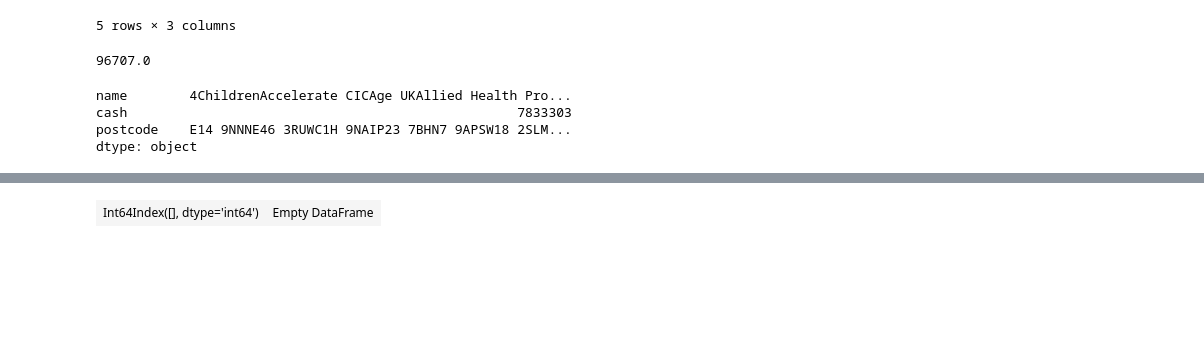
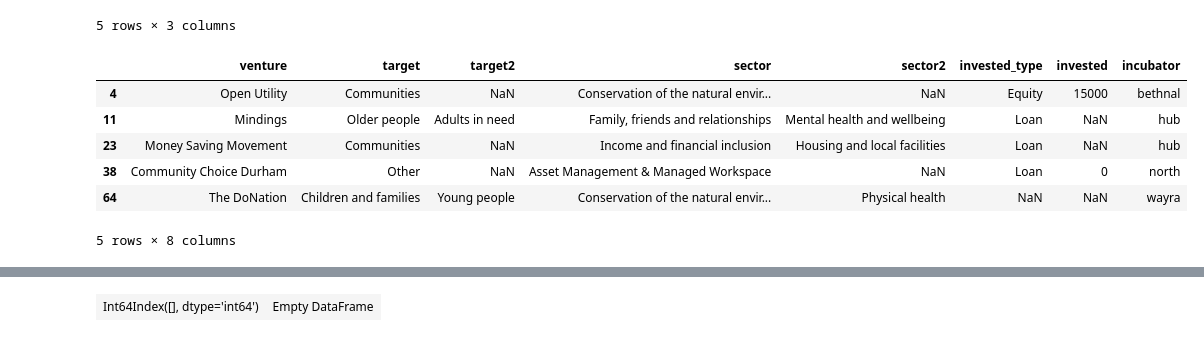
Before and after one commit to datagovuk/ckanext-dgu, a Jupyter notebook: ckanext/dgu/theme/src/scripts/json/investment-readiness-programme/ETL with pandas.ipynb, the cells around one changed output, grey strips where cells are left out. Cells and saved outputs as stored; diff of their text form; code cells hidden in the pictures; blank space fills up the shorter version.

```diff
--- a/ckanext/dgu/theme/src/scripts/json/investment-readiness-programme/ETL with pandas.ipynb
+++ b/ckanext/dgu/theme/src/scripts/json/investment-readiness-programme/ETL with pandas.ipynb
@@ -146,14 +151,15 @@ icrf.tail()
 | 79 | Westminster drug project | 140076 | WC2B 6QX |
 | 80 | Wirral Christian Centre Trust Lim... | 95760 | CH41 2UE |
 5 rows × 3 columns
-# %%
-icrf.cash.mean().round()
-# %% [output]
-96707.0
-# %%
-icrf.sum()
-# %% [output]
-name        4ChildrenAccelerate CICAge UKAllied Health Pro...
-cash                                                  7833303
-postcode    E14 9NNNE46 3RUWC1H 9NAIP23 7BHN7 9APSW18 2SLM...
-dtype: object
+# %%
+## Sparsely populated sectors can usually be merged...
+x = ventures.sector.value_counts()
+ventures[ventures.sector.isin(x[x<3].index)]
+# %% [output]
+|  | venture | target | target2 | sector | sector2 | invested_type | invested | incubator |
+| 4 | Open Utility | Communities | NaN | Conservation of the natural envir... | NaN | Equity | 15000 | bethnal |
+| 11 | Mindings | Older people | Adults in need | Family, friends and relationships | Mental health and wellbeing | Loan | NaN | hub |
+| 23 | Money Saving Movement | Communities | NaN | Income and financial inclusion | Housing and local facilities | Loan | NaN | hub |
+| 38 | Community Choice Durham | Other | NaN | Asset Management & Managed Workspace | NaN | Loan | 0 | north |
+| 64 | The DoNation | Children and families | Young people | Conservation of the natural envir... | Physical health | NaN | NaN | wayra |
+5 rows × 8 columns
```
Also changed, not shown: parts of 12 cells of this notebook, 9 other files.
